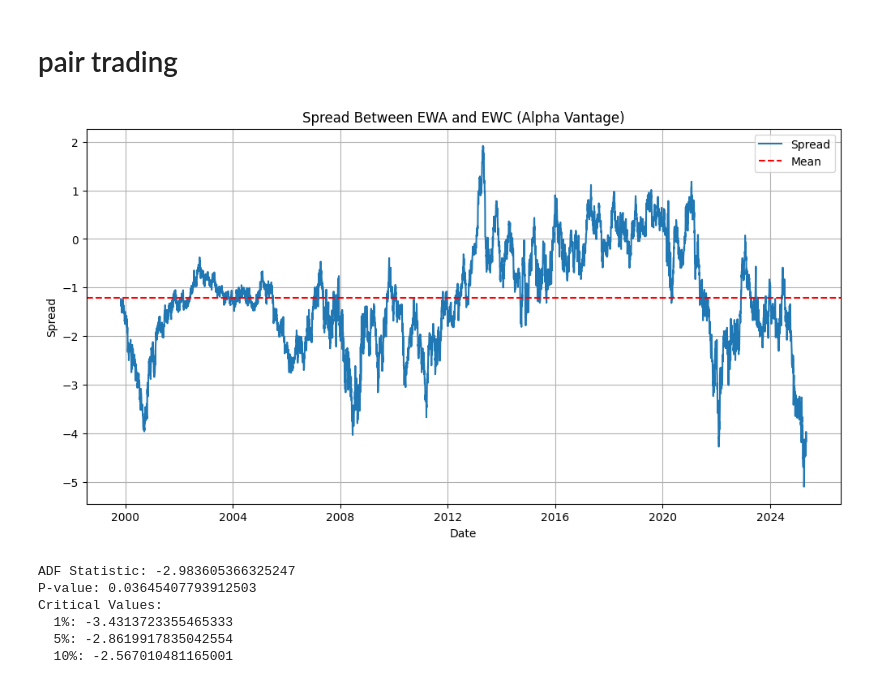
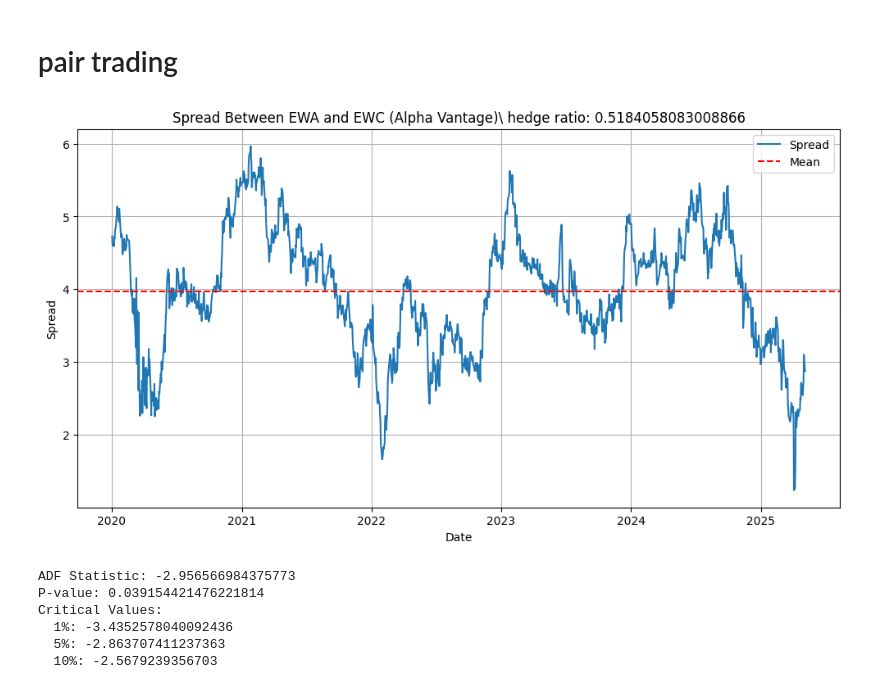
Before and after one commit to sarashs/Wallstreet-Bets, a Jupyter notebook: Notebooks/pair_trading.ipynb, the cells around one changed output. Drawn from its saved outputs; the diff is of its cells as text; code cells hidden in the pictures.

```diff
--- a/Notebooks/pair_trading.ipynb
+++ b/Notebooks/pair_trading.ipynb
@@ -7,41 +7,41 @@ import statsmodels.api as sm
 import matplotlib.pyplot as plt
 import os
 # %%
-def check_cointegration(tic1, tic2):
-    api_key = os.getenv('ALPHA_VANTAGE_API_KEY')  # replace this with your actual key
+def check_cointegration(tic1, tic2, from_date=None, to_date=None):
+    api_key = os.getenv('ALPHA_VANTAGE_API_KEY')
     ts = TimeSeries(key=api_key, output_format='pandas')
 
-    # 3. Download full daily adjusted close prices for IVV and DIA
-    IVV_data, _ = ts.get_daily_adjusted(symbol=tic1, outputsize='full')
-    dia_data, _ = ts.get_daily_adjusted(symbol=tic2, outputsize='full')
+    data1, _ = ts.get_daily_adjusted(symbol=tic1, outputsize='full')
+    data2, _ = ts.get_daily_adjusted(symbol=tic2, outputsize='full')
 
-    # 4. Extract adjusted close and align on dates
-    IVV = IVV_data['5. adjusted close']
-    dia = dia_data['5. adjusted close']
-    data = pd.concat([IVV, dia], axis=1, join='inner')
+    series1 = data1['5. adjusted close']
+    series2 = data2['5. adjusted close']
+    data = pd.concat([series1, series2], axis=1, join='inner')
     data.columns = [tic1, tic2]
+    data.index = pd.to_datetime(data.index)
     data = data.sort_index()
 
-    # 5. Linear regression to get hedge ratio
+    # Apply date filtering if specified
+    if from_date:
+        data = data[data.index >= pd.to_datetime(from_date)]
+    if to_date:
+        data = data[data.index <= pd.to_datetime(to_date)]
+
     X = sm.add_constant(data[tic2])
     model = sm.OLS(data[tic1], X).fit()
     hedge_ratio = model.params[tic2]
-
-    # 6. Compute spread
     spread = data[tic1] - hedge_ratio * data[tic2]
 
-    # 7. Plot spread
     plt.figure(figsize=(12, 6))
     plt.plot(spread, label='Spread')
     plt.axhline(spread.mean(), color='r', linestyle='--', label='Mean')
-    plt.title(f"Spread Between {tic1} and {tic2} (Alpha Vantage)")
+    plt.title(f"Spread Between {tic1} and {tic2} (Alpha Vantage)\ hedge ratio: {hedge_ratio}")
     plt.xlabel("Date")
     plt.ylabel("Spread")
     plt.legend()
     plt.grid(True)
     plt.show()
 
-    # 8. Perform Augmented Dickey-Fuller test
     adf_result = sm.tsa.adfuller(spread)
     print(f"ADF Statistic: {adf_result[0]}")
     print(f"P-value: {adf_result[1]}")
@@ -49,12 +49,12 @@ def check_cointegration(tic1, tic2):
     for key, value in adf_result[4].items():
         print(f"  {key}: {value}")
 # %%
-check_cointegration('EWA', 'EWC')
+check_cointegration('EWA', 'EWC', from_date = "2020-01-01")
 # %% [output]
-[figure, old version]
+[figure, new version]
-ADF Statistic: -2.983605366325247
-P-value: 0.03645407793912503
+ADF Statistic: -2.956566984375773
+P-value: 0.039154421476221814
 Critical Values:
-  1%: -3.4313723355465333
-  5%: -2.8619917835042554
-  10%: -2.567010481165001
+  1%: -3.4352578040092436
+  5%: -2.863707411237363
+  10%: -2.5679239356703
```
Also changed, not shown: parts of 1 cell of this notebook, 3 other files.
